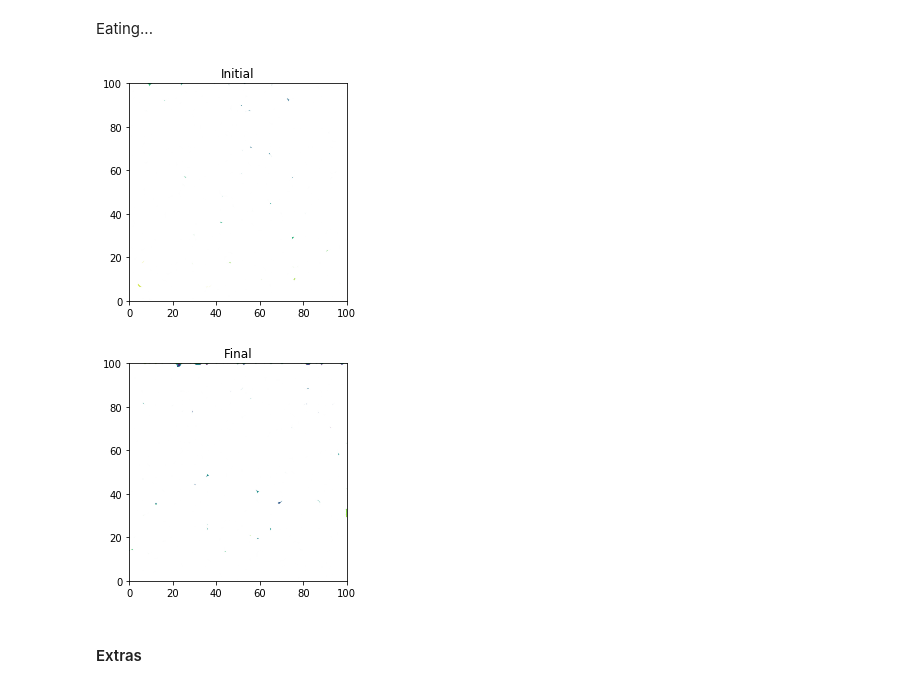
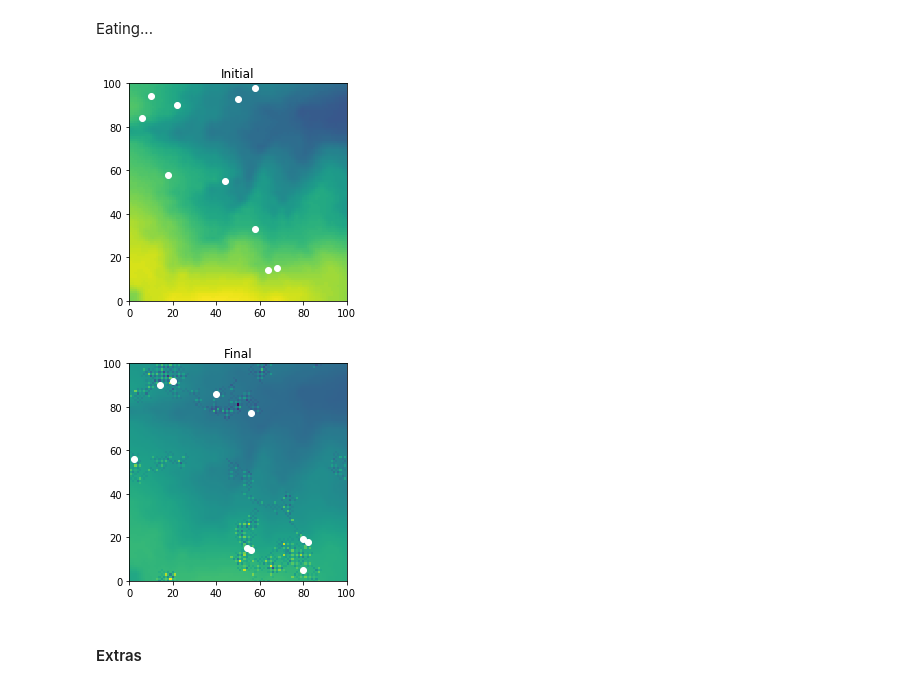
Before and after one commit to amiraliemami/SheepSim, a Jupyter notebook: Jupyter Workbook.ipynb, the cells around one changed output. Saved outputs shown, nothing was run; the diff lists cells and outputs as text; code cells hidden in the pictures.

```diff
--- a/Jupyter Workbook.ipynb
+++ b/Jupyter Workbook.ipynb
@@ -365,7 +365,7 @@ plt.show()
 # %%
 environment = []
 
-with open('demos/in.txt') as f:
+with open('data/in.txt') as f:
     for line in f:
         parsed_line = line.split(',')
         rowlist = []
@@ -390,7 +390,7 @@ random.seed(100)
 #### INITIALISE
 
 environment = []
-with open('demos/in.txt') as f:
+with open('data/in.txt') as f:
     for line in f:
         parsed_line = line.split(',')
         rowlist = []
@@ -406,36 +406,36 @@ for _ in range(num_of_agents):
 
 
 # plot initial positions
 np_agents = np.array([[agent.x,agent.y] for agent in agents])
 plt.scatter(np_agents[:,0],np_agents[:,1],c='white',label='Initial')
 plt.imshow(environment)
 plt.ylim(0, 100)
 plt.xlim(0, 100)
 plt.title('Initial')
 plt.show()
 
 
 #### MOVE AND EAT
 
-num_steps = 1000
+num_steps = 200
 for _ in range(num_steps):
     for i in range(len(agents)):
         agents[i].move()
         agents[i].eat()
 
 # plot final positions
 np_agents_new = np.array([[agent.x,agent.y] for agent in agents])
 plt.scatter(np_agents_new[:,0],np_agents_new[:,1],c='white',label='Final')
 plt.imshow(environment)
 
 plt.title('Final')
 #plt.legend()
 plt.ylim(0, 100)
 plt.xlim(0, 100)
 plt.show()
 # %% [output]
-[figure, old version]
+[figure, new version]
-[figure, old version]
+[figure, new version]
 # %% [markdown]
 #### Extras
 # %%
```
Also changed, not shown: parts of 1 cell of this notebook, 3 other files.
